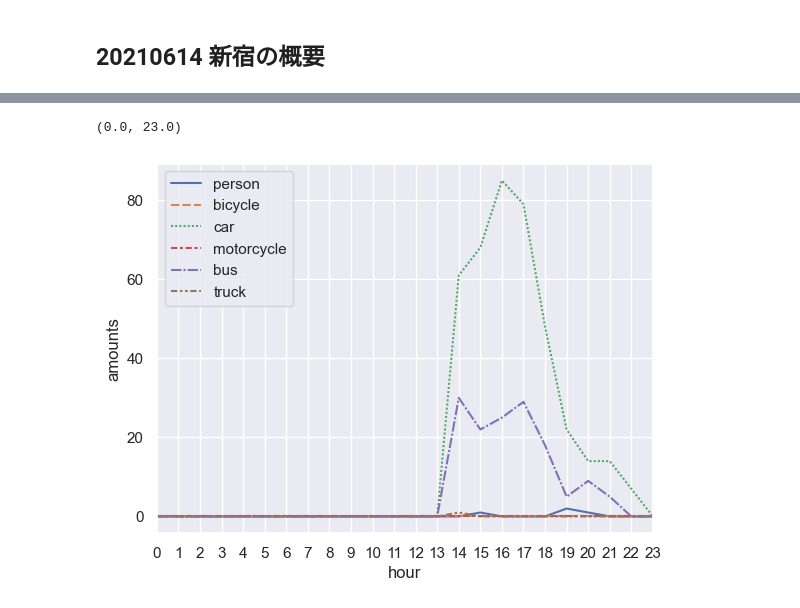
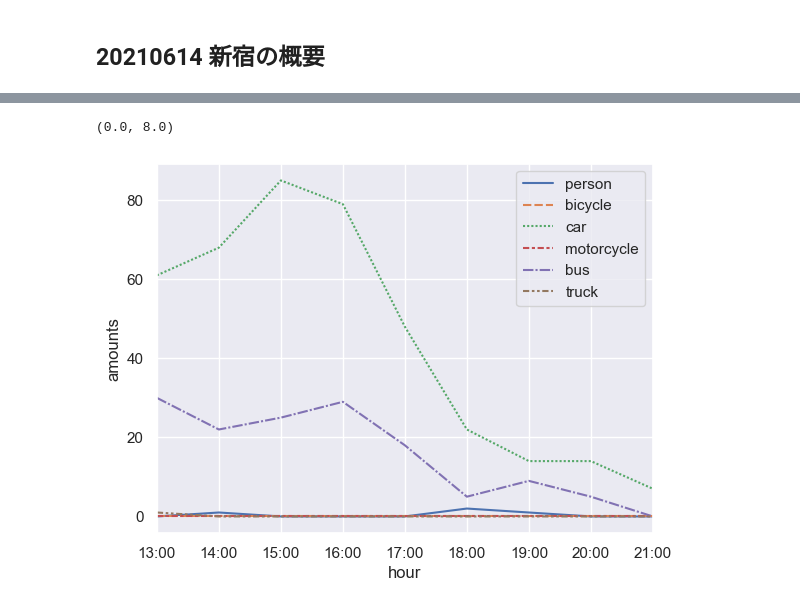
Before and after one commit to GuitarBuilderClass/shibuya-scramble, a Jupyter notebook: notebooks/yolo_v9_shinjuku.ipynb, the cells around one changed output, grey strips where cells are left out. Drawn from its saved outputs; the diff is of its cells as text; code cells hidden in the pictures.

```diff
--- a/notebooks/yolo_v9_shinjuku.ipynb
+++ b/notebooks/yolo_v9_shinjuku.ipynb
@@ -27,13 +26,8 @@ class ObjectType(Enum):
     truck = 7
 
 
-# # CSVファイルのヘッダーを作成しておく
-# csv_path = "../doc/predict.csv"
-# with open(csv_path, "w") as f:
-#     f.write("file_name,persons,bicycles,cars,motorcycles,buses,trucks\n")
-
 def create_dict():
-    return {k: 0 for k in range(24)}
+    return {h: 0 for h in range(14, 23)}
 
 sum_dict: dict[str, dict[int, int]] = {
     ObjectType.person.name: create_dict(),
@@ -76,8 +70,4 @@ for file_count in range(25, 566):
                 trucks += 1
 
         m += 1
-
-    # # 処理したファイルで検出された物体の数をCSVに追記する
-    # with open(csv_path, "a") as f:
-    #     f.write(f"20240512/20240512_{str(h).zfill(2)}{str(m).zfill(2)}00.jpg,{persons},{bicycles},{cars},{motorcycles},{buses},{trucks}\n")
 # %% [output]
@@ -122,21 +112,23 @@ for k, v in sum_dict.items():
 # %%
 import pandas as pd
 import seaborn as sns
 import matplotlib.ticker as ticker
 import matplotlib.pyplot as plt
 
 sns.set()
 
 df = pd.DataFrame({k: v.values() for k, v in sum_dict.items()})
-p = sns.lineplot(data=df)
+ax = sns.lineplot(data=df)
 
 # 日本語の表示ができないため、英語を使う
-p.set_xlabel("hour")
-p.set_ylabel("amounts")
+ax.set_xlabel("hour")
+ax.set_ylabel("amounts")
 
-# 横軸を1時間刻みにして0-23時の間を表示する
-p.xaxis.set_major_locator(ticker.MultipleLocator(base=1))
-plt.xlim(0, 23)
+# 横軸を1時間刻みにして14-22時の間を表示する
+ax.xaxis.set_major_locator(ticker.MultipleLocator(base=1))
+ax.set_xticks(range(0, 11))
+ax.set_xticklabels([f"{str(i)}:00" for i in range(13, 24)])
+plt.xlim(0, 8)
 # %% [output]
-(0.0, 23.0)
+(0.0, 8.0)
-[figure, old version]
+[figure, new version]
```
Also changed, not shown: parts of 3 cells of this notebook.
